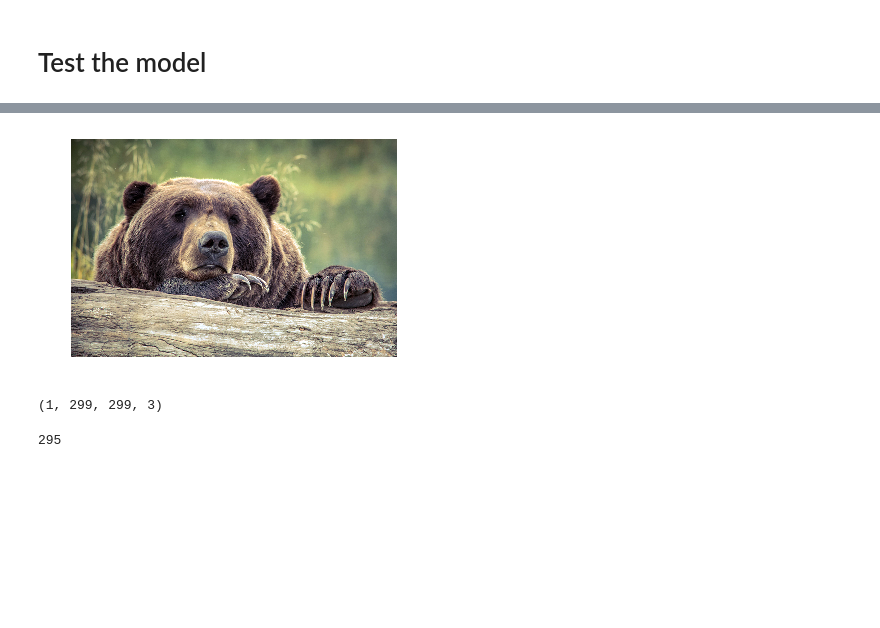
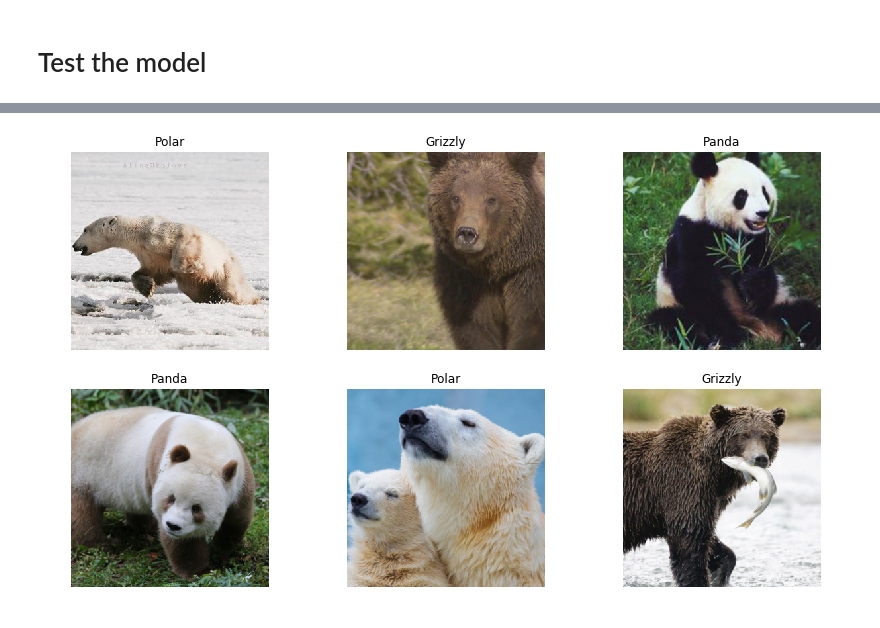
Before and after one commit to ketanpandey01/Bears-Classification, a Jupyter notebook: Bear_Classification_using_Inception_v3.ipynb, the cells around one changed output, grey strips where cells are left out. Cells and saved outputs as stored; diff of their text form; code cells hidden in the pictures; blank space fills up the shorter version.

```diff
--- a/Bear_Classification_using_Inception_v3.ipynb
+++ b/Bear_Classification_using_Inception_v3.ipynb
@@ -472,6 +469,8 @@ BEARS_MODEL_CHECKPOINT_PATH
 n_test_batches = 10
 X_test_batches = np.array_split(X_test, n_test_batches)
 y_test_batches = np.array_split(y_test, n_test_batches)
+
+saver = tf.train.Saver()
 
 with tf.Session() as sess:
     saver.restore(sess, BEARS_MODEL_CHECKPOINT_PATH)
@@ -480,6 +479,7 @@ with tf.Session() as sess:
     acc_test = np.mean([
         accuracy.eval(feed_dict={X: X_test_batch, y: y_test_batch})
         for X_test_batch, y_test_batch in zip(X_test_batches, y_test_batches)])
-    print("Test accuracy:", acc_test)
+
+    print('Test accuracy:',format(acc_test*100,'.2f'),'%')
 # %% [output]
 Computing final accuracy on the test set (this will take a while)...
@@ -509,31 +489,31 @@ end_points
-# %%
-import matplotlib.image as mpimg
-import matplotlib.pyplot as plt
-
-
-test_image = mpimg.imread("/content/drive/My Drive/Colab Notebooks/datasets/bears/bear_photos/Grizzly/111.bored-grizzly-bear.jpeg")[:, :, :3]
-plt.imshow(test_image)
-plt.axis("off")
-plt.show()
-# %% [output]
-[figure, removed]
-# %%
-prepared_image = prepare_image(test_image)
-
-X_test = prepared_image.reshape(-1, height, width, channels)
-X_test.shape
-# %% [output]
-(1, 299, 299, 3)
-# %%
-prepared_image = prepare_image(test_image)
-prepared_image = 2 * prepared_image - 1
-
-X_test = prepared_image.reshape(-1, height, width, channels)
-
-with tf.Session() as sess:
-    saver.restore(sess, BEARS_MODEL_CHECKPOINT_PATH)
-    predictions_val = predictions.eval(feed_dict={X: X_test})
-# %%
-np.argmax(predictions_val)
-# %% [output]
-295
+# %%
+bear_class_dict = {0:'Grizzly', 1:'Panda', 2:'Polar'}
+bear_predictions = []
+
+for path, labels in sample(bear_paths_and_classes_test,6):
+  image = mpimg.imread(path)[:, :, :3]
+  prepared_image = prepare_image(image)
+  show_image = prepared_image
+  prepared_image = 2 * prepared_image - 1
+  prepared_image = prepared_image.reshape(-1, height, width, channels)
+
+  with tf.Session() as sess:
+    saver.restore(sess, BEARS_MODEL_CHECKPOINT_PATH)
+    predictions_val = Y_proba.eval(feed_dict={X: prepared_image})
+
+  bear_predictions.append((show_image, np.argmax(predictions_val)))
+
+rows, cols = 2, 3
+count=0
+plt.figure(figsize=(14, 8))
+for row in range(rows):
+    for col in range(cols):
+        prepared_image = bear_predictions[count][0]
+        plt.subplot(rows, cols, row * cols + col + 1)
+        plt.title("{}".format(bear_class_dict[bear_predictions[count][1]]))
+        plt.imshow(prepared_image)
+        plt.axis("off")
+        count+=1
+plt.show()
+# %% [output]
+[figure, added]
```
Also changed, not shown: parts of 14 cells of this notebook.
